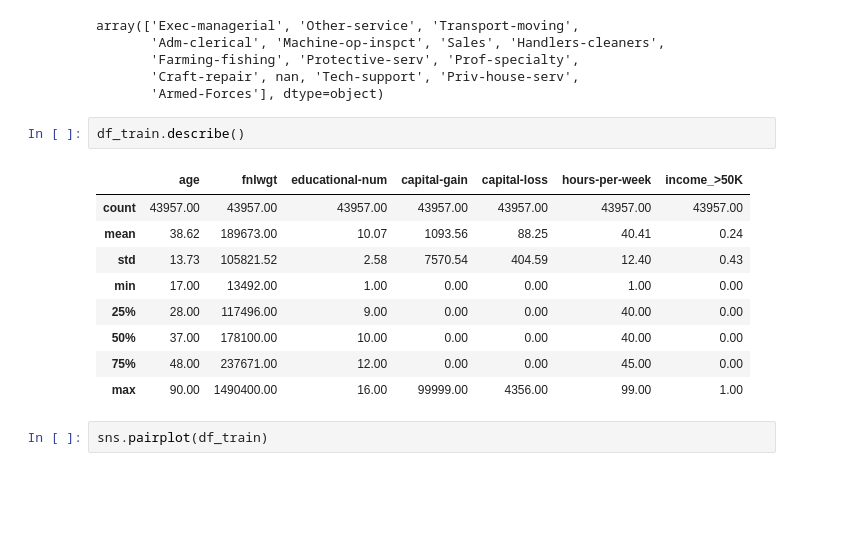
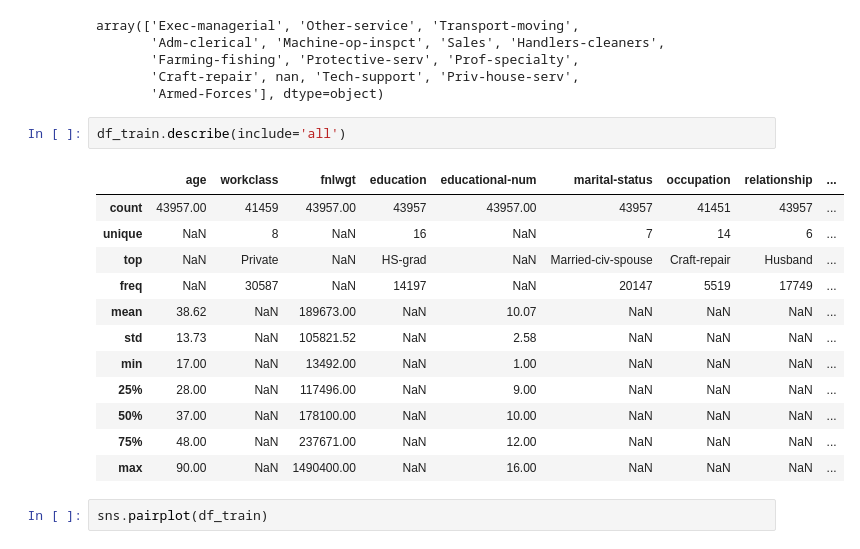
Before and after one commit to heesukjang/Income_Prediction, a Jupyter notebook: Income_Prediction.ipynb, the cells around one changed output. Saved outputs shown, nothing was run; the diff lists cells and outputs as text; blank space fills up the shorter version.

```diff
--- a/Income_Prediction.ipynb
+++ b/Income_Prediction.ipynb
@@ -126,17 +126,20 @@ array(['Exec-managerial', 'Other-service', 'Transport-moving',
        'Craft-repair', nan, 'Tech-support', 'Priv-house-serv',
        'Armed-Forces'], dtype=object)
 # %%
-df_train.describe()
+df_train.describe(include='all')
 # %% [output]
-|  | age | fnlwgt | educational-num | capital-gain | capital-loss | hours-per-week | income_>50K |
-| count | 43957.00 | 43957.00 | 43957.00 | 43957.00 | 43957.00 | 43957.00 | 43957.00 |
-| mean | 38.62 | 189673.00 | 10.07 | 1093.56 | 88.25 | 40.41 | 0.24 |
-| std | 13.73 | 105821.52 | 2.58 | 7570.54 | 404.59 | 12.40 | 0.43 |
-| min | 17.00 | 13492.00 | 1.00 | 0.00 | 0.00 | 1.00 | 0.00 |
-| 25% | 28.00 | 117496.00 | 9.00 | 0.00 | 0.00 | 40.00 | 0.00 |
-| 50% | 37.00 | 178100.00 | 10.00 | 0.00 | 0.00 | 40.00 | 0.00 |
-| 75% | 48.00 | 237671.00 | 12.00 | 0.00 | 0.00 | 45.00 | 0.00 |
-| max | 90.00 | 1490400.00 | 16.00 | 99999.00 | 4356.00 | 99.00 | 1.00 |
+|  | age | workclass | fnlwgt | education | educational-num | marital-status | occupation | relationship | ... |
+| count | 43957.00 | 41459 | 43957.00 | 43957 | 43957.00 | 43957 | 41451 | 43957 | ... |
+| unique | NaN | 8 | NaN | 16 | NaN | 7 | 14 | 6 | ... |
+| top | NaN | Private | NaN | HS-grad | NaN | Married-civ-spouse | Craft-repair | Husband | ... |
+| freq | NaN | 30587 | NaN | 14197 | NaN | 20147 | 5519 | 17749 | ... |
+| mean | 38.62 | NaN | 189673.00 | NaN | 10.07 | NaN | NaN | NaN | ... |
+| std | 13.73 | NaN | 105821.52 | NaN | 2.58 | NaN | NaN | NaN | ... |
+| min | 17.00 | NaN | 13492.00 | NaN | 1.00 | NaN | NaN | NaN | ... |
+| 25% | 28.00 | NaN | 117496.00 | NaN | 9.00 | NaN | NaN | NaN | ... |
+| 50% | 37.00 | NaN | 178100.00 | NaN | 10.00 | NaN | NaN | NaN | ... |
+| 75% | 48.00 | NaN | 237671.00 | NaN | 12.00 | NaN | NaN | NaN | ... |
+| max | 90.00 | NaN | 1490400.00 | NaN | 16.00 | NaN | NaN | NaN | ... |
 # %%
 sns.pairplot(df_train)
 # %% [output]
```
Also changed, not shown: parts of 3 cells of this notebook.
